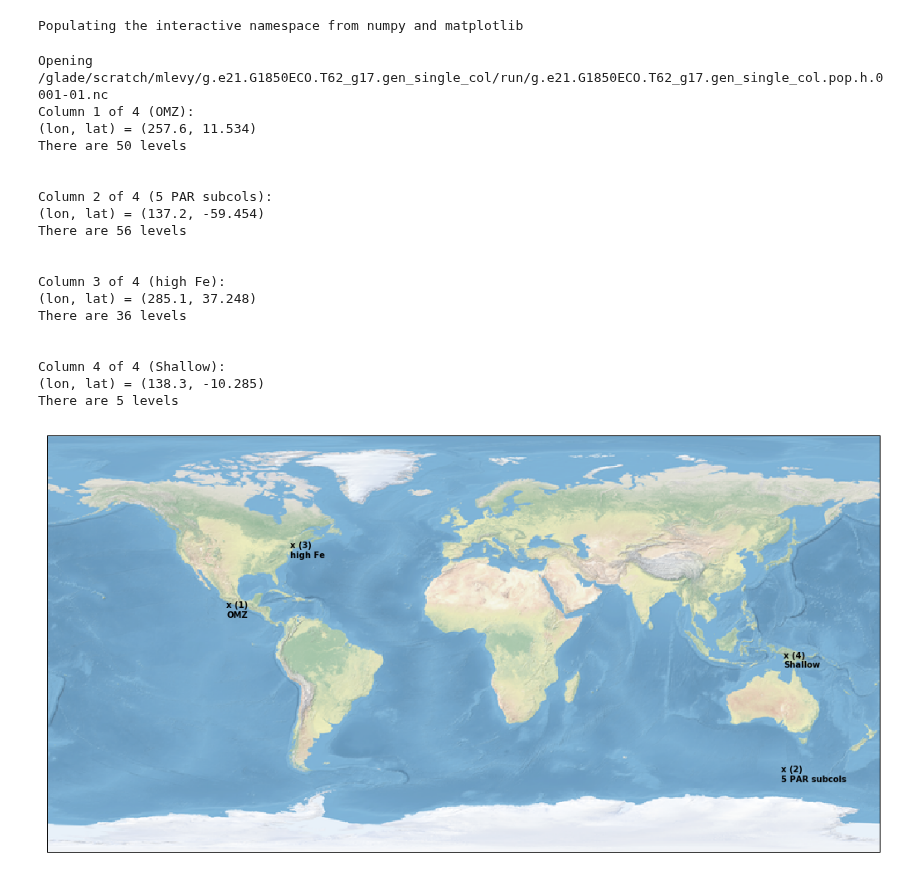
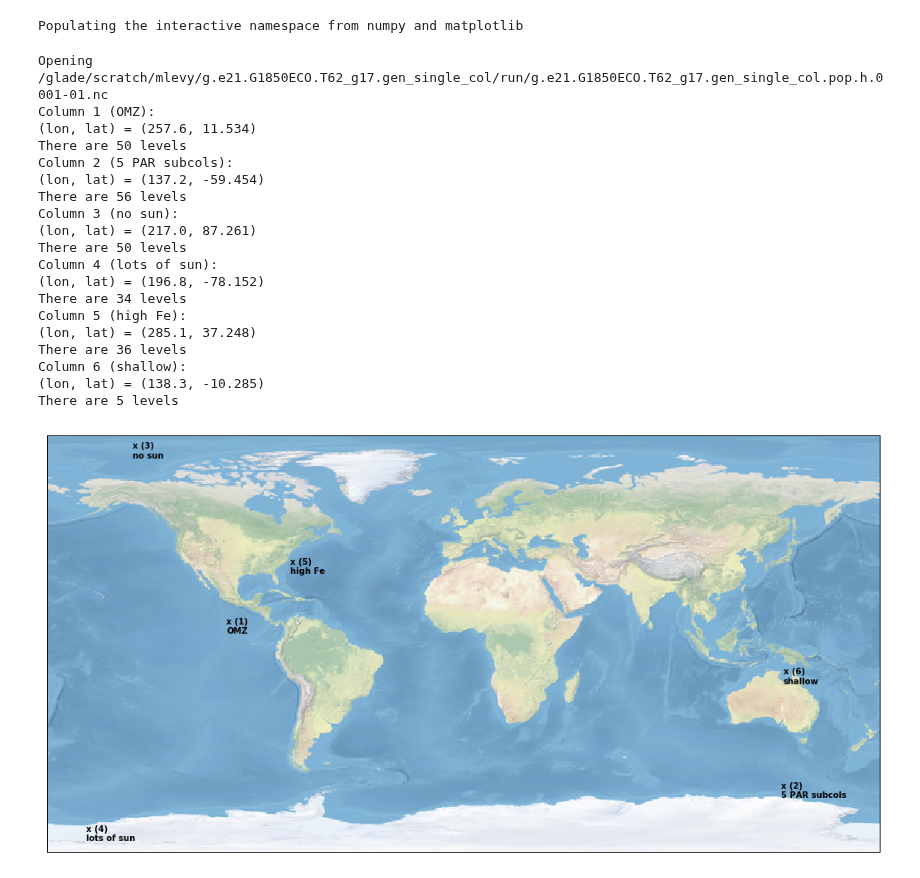
Before and after one commit to mnlevy1981/MARBL-notebooks, a Jupyter notebook: Forcing Data (with xarray).ipynb, the cells around one changed output. Saved outputs shown, nothing was run; the diff lists cells and outputs as text; code cells hidden in the pictures.

```diff
--- a/Forcing Data (with xarray).ipynb
+++ b/Forcing Data (with xarray).ipynb
@@ -57,53 +60,53 @@ if not os.path.isfile(filename):
 if os.path.isfile(filename):
     print("Opening %s" % filename)
     # Workaround for https://github.com/pydata/xarray/issues/1576
     ds_in = xr.open_dataset(filename, decode_cf=False)
     del(ds_in['KMT'].attrs['_FillValue'])
     del(ds_in['KMT'].attrs['missing_value'])
     ds_in = xr.decode_cf(ds_in, decode_times=False, decode_coords=False)
 else:
     print("Can not find %s" % filename)
 
 ax = plt.axes(projection=ccrs.PlateCarree())
 ax.stock_img()
 # ax.coastlines()
 
 active_level_cnt = []
-for n in range(ncol):
-    lon = ds_in.isel(time=0, nlat=lat_in[n], nlon=lon_in[n])['TLONG'].values
-    lat = ds_in.isel(time=0, nlat=lat_in[n], nlon=lon_in[n])['TLAT'].values
-    active_level_cnt.append(ds_in.isel(time=0, nlat=lat_in[n], nlon=lon_in[n])['KMT'].values)
+for n, pt in enumerate(grid_pts.keys()):
+    lat_in = grid_pts[pt]['lat']
+    lon_in = grid_pts[pt]['lon']
+    lon = ds_in.isel(time=0, nlat=lat_in, nlon=lon_in)['TLONG'].values
+    lat = ds_in.isel(time=0, nlat=lat_in, nlon=lon_in)['TLAT'].values
+    active_level_cnt.append(ds_in.isel(time=0, nlat=lat_in, nlon=lon_in)['KMT'].values)
 
     # Verify location
-    label = "x ({})\n{}".format(n+1, desc[n])
-    plt.text(lon, lat, label, horizontalalignment='left', transform=ccrs.Geodetic(), weight='bold')
+    label = "x ({})\n{}".format(n+1, pt)
+    plt.text(lon, lat, label, horizontalalignment='left', verticalalignment='top', transform=ccrs.Geodetic(), weight='bold')
 
-    print('Column {} of {} ({}):'.format(n+1, ncol, desc[n]))
+    print('Column {} ({}):'.format(n+1, pt))
     print('(lon, lat) = ({:.1f}, {:.3f})'.format(lon, lat))
     print('There are {} levels'.format(active_level_cnt[n]))
-    if n < ncol-1:
-        print('\n')
 # %% [output]
 Opening /glade/scratch/mlevy/g.e21.G1850ECO.T62_g17.gen_single_col/run/g.e21.G1850ECO.T62_g17.gen_single_col.pop.h.0001-01.nc
-Column 1 of 4 (OMZ):
+Column 1 (OMZ):
 (lon, lat) = (257.6, 11.534)
 There are 50 levels
-
-
-Column 2 of 4 (5 PAR subcols):
+Column 2 (5 PAR subcols):
 (lon, lat) = (137.2, -59.454)
 There are 56 levels
-
-
-Column 3 of 4 (high Fe):
+Column 3 (no sun):
+(lon, lat) = (217.0, 87.261)
+There are 50 levels
+Column 4 (lots of sun):
+(lon, lat) = (196.8, -78.152)
+There are 34 levels
+Column 5 (high Fe):
 (lon, lat) = (285.1, 37.248)
 There are 36 levels
-
-
-Column 4 of 4 (Shallow):
+Column 6 (shallow):
 (lon, lat) = (138.3, -10.285)
 There are 5 levels
-[figure, old version]
+[figure, new version]
 # %%
 # Variables to keep (POP Variable Names)
 grid_vars = ['TLAT', 'TLONG', 'z_t', 'z_t_150m', 'z_w_bot', 'dz']
```
Also changed, not shown: parts of 5 cells of this notebook.
